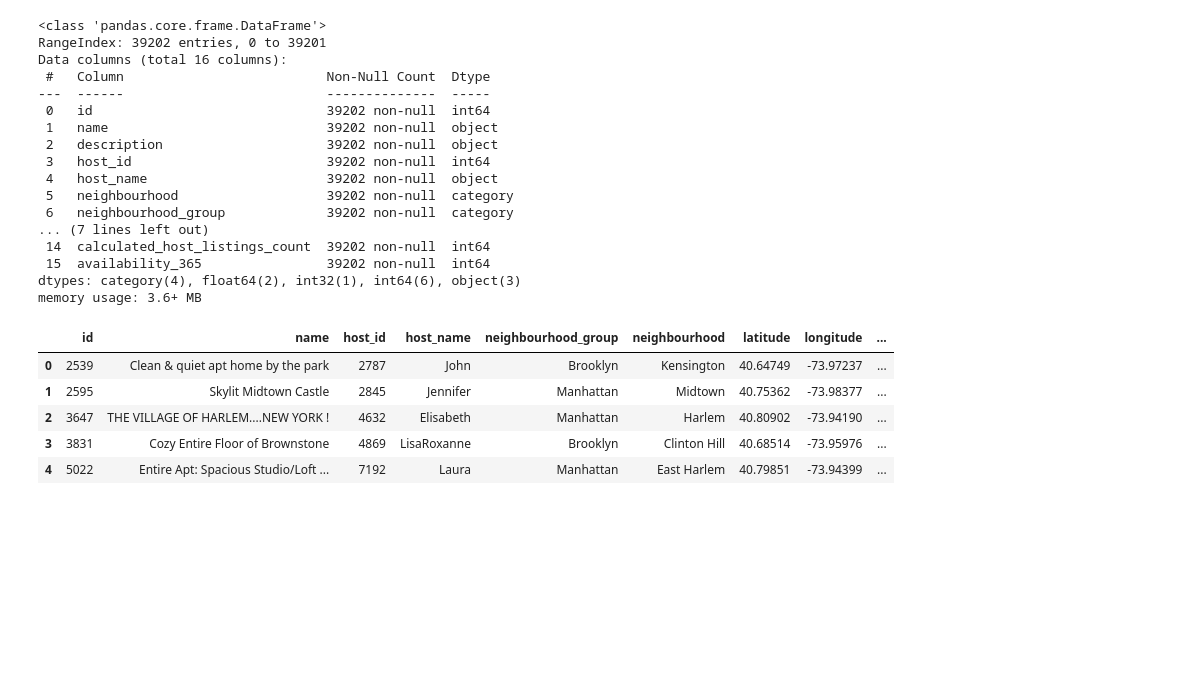
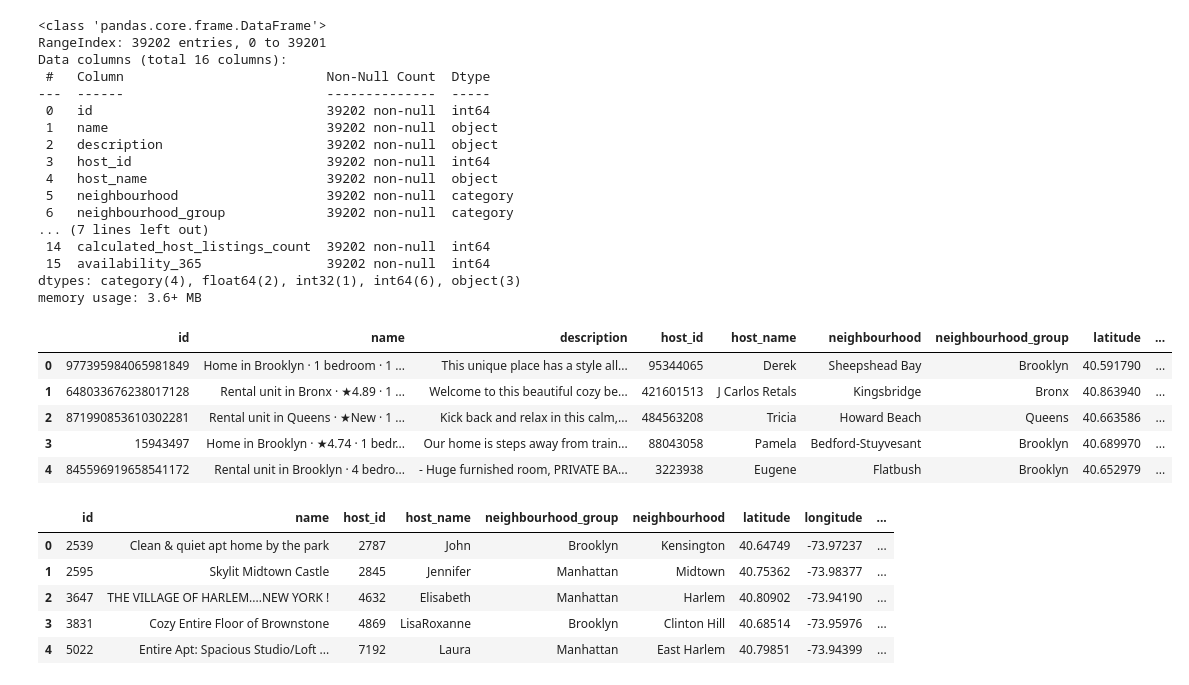
Before and after one commit to emmy-1/NYC-Airbnb-Market-, a Jupyter notebook: Full NewYork Airbnb.ipynb, the cells around one changed output. Cells and saved outputs as stored; diff of their text form; code cells hidden in the pictures; blank space fills up the shorter version.

```diff
--- a/Full NewYork Airbnb.ipynb
+++ b/Full NewYork Airbnb.ipynb
@@ -473,6 +473,68 @@ Data columns (total 16 columns):
  15  availability_365                39202 non-null  int64
 dtypes: category(4), float64(2), int32(1), int64(6), object(3)
 memory usage: 3.6+ MB
+# %%
+def Data_pipeline2 (Dataset):
+        """
+        Performs data cleaning and transformation on an Airbnb dataset.
+
+        Args:
+            dataset (pd.DataFrame): The input DataFrame containing Airbnb data.
+
+        Returns:
+            pd.DataFrame: The cleaned and transformed DataFrame.
+        """
+        # Select_Columns is a function that selects necessary columns from the dataset
+        SelectColumns = Select_Columns(Dataset)
+
+
+        # Renaming the columns for using a dictionary mapping.
+        rename_map = {"neighbourhood_cleansed": "neighbourhood","neighbourhood_group_cleansed": "neighbourhood_group"}
+        Rename_data = SelectColumns.rename(columns=rename_map)
+
+        # Puts Columns to be converted to category in a list and uses a for loop to output the converted columns.
+        data_types = ['neighbourhood', 'neighbourhood_group', 'room_type', 'property_type']
+        for DT in data_types:
+                Out_put = Astype(Rename_data, DT, 'category')
+
+        # Converting the 'last_review' column to a datetime object
+        data_time = ['last_review']
+        for date in data_time:
+                Review = convert_to_datetime(Out_put, date)
+
+        # Cleaning the 'price' column and converting its data type to 'float'. remove non-numeric characters from the 'price' column and
+        # convert the 'price' column to float
+        Price_converstion = Astype(Review, 'price', 'str')
+        Remove_dollar_sign = replace_values_in_column(Price_converstion, 'price', '$', '')
+        Remove_comma = replace_values_in_column(Remove_dollar_sign, 'price', ',', '')
+        Convert_to_float = Astype(Remove_comma, 'price', 'float')
+
+        # Dropping unnecessary columns from the dataset by putting them in a list and using a for loop to drop the columns.
+        columns_to_drop = ['reviews_per_month']
+        for column in columns_to_drop:
+                Output = Drop_Columns(Convert_to_float , column)
+
+        # Filling null values in certain columns with predefined values
+        null_values_map = {'description': 'No Description', 'host_name': 'Airbnb Host', 'price': '0'}
+        for column, value in null_values_map.items():
+                Price_converstion = Fill_Null_values(Output, column, value)
+
+        # Converting the 'price' column to 'int'.
+        Price_converstion = Astype(Price_converstion, 'price', 'int')
+
+        # Return the final DataFrame
+        return Price_converstion
+
+# Use the function
+X = Data_pipeline2(Airbnb_2023to2022())
+X.head()
+# %% [output]
+|  | id | name | description | host_id | host_name | neighbourhood | neighbourhood_group | latitude | ... |
+| 0 | 977395984065981849 | Home in Brooklyn · 1 bedroom · 1 ... | This unique place has a style all... | 95344065 | Derek | Sheepshead Bay | Brooklyn | 40.591790 | ... |
+| 1 | 648033676238017128 | Rental unit in Bronx · ★4.89 · 1 ... | Welcome to this beautiful cozy be... | 421601513 | J Carlos Retals | Kingsbridge | Bronx | 40.863940 | ... |
+| 2 | 871990853610302281 | Rental unit in Queens · ★New · 1 ... | Kick back and relax in this calm,... | 484563208 | Tricia | Howard Beach | Queens | 40.663586 | ... |
+| 3 | 15943497 | Home in Brooklyn · ★4.74 · 1 bedr... | Our home is steps away from train... | 88043058 | Pamela | Bedford-Stuyvesant | Brooklyn | 40.689970 | ... |
+| 4 | 845596919658541172 | Rental unit in Brooklyn · 4 bedro... | - Huge furnished room, PRIVATE BA... | 3223938 | Eugene | Flatbush | Brooklyn | 40.652979 | ... |
 # %%
 def Data_pipline3(Dataset):
     # Select Change Datatype Pipeline
```
Also changed, not shown: parts of 8 cells of this notebook.
